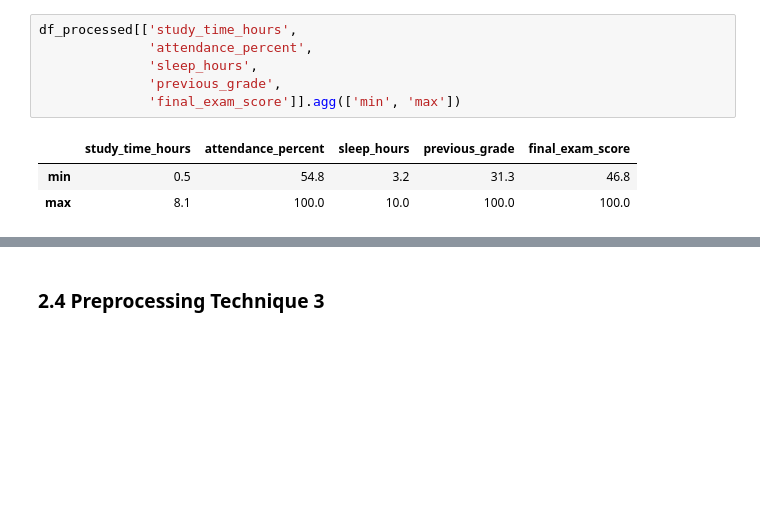
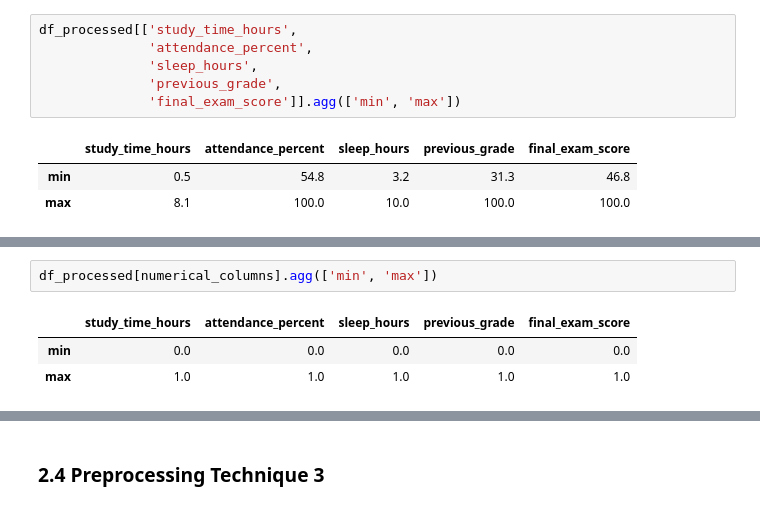
Before and after one commit to Ghhaidaa/Data-Mining-Project-, a Jupyter notebook: Reports/Phase2.ipynb, the cells around one changed output, grey strips where cells are left out. Cells and saved outputs as stored; diff of their text form; blank space fills up the shorter version.

```diff
--- a/Reports/Phase2.ipynb
+++ b/Reports/Phase2.ipynb
@@ -314,0 +331,6 @@ df_processed[['study_time_hours',
+# %%
+df_processed[numerical_columns].agg(['min', 'max'])
+# %% [output]
+|  | study_time_hours | attendance_percent | sleep_hours | previous_grade | final_exam_score |
+| min | 0.0 | 0.0 | 0.0 | 0.0 | 0.0 |
+| max | 1.0 | 1.0 | 1.0 | 1.0 | 1.0 |
```
Also changed, not shown: parts of 6 cells of this notebook.
